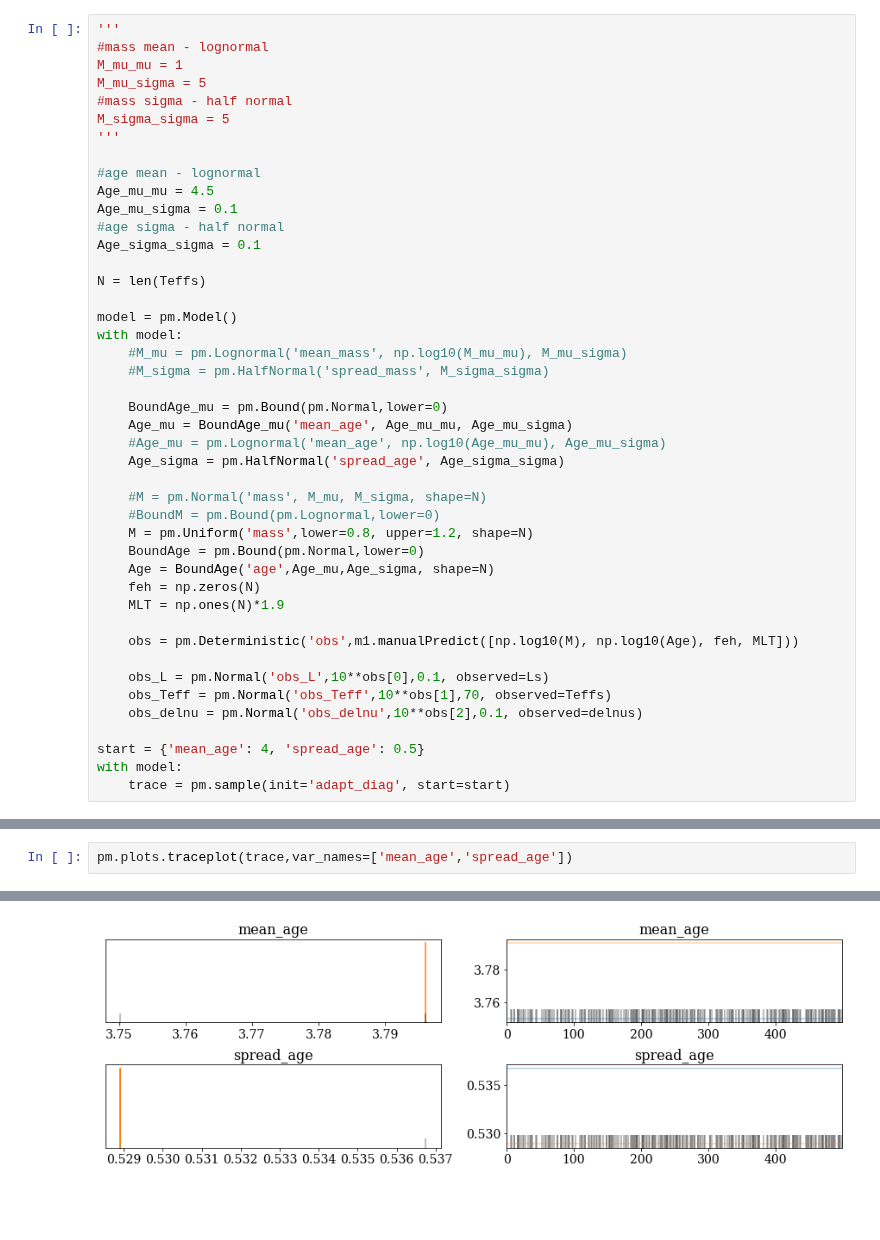
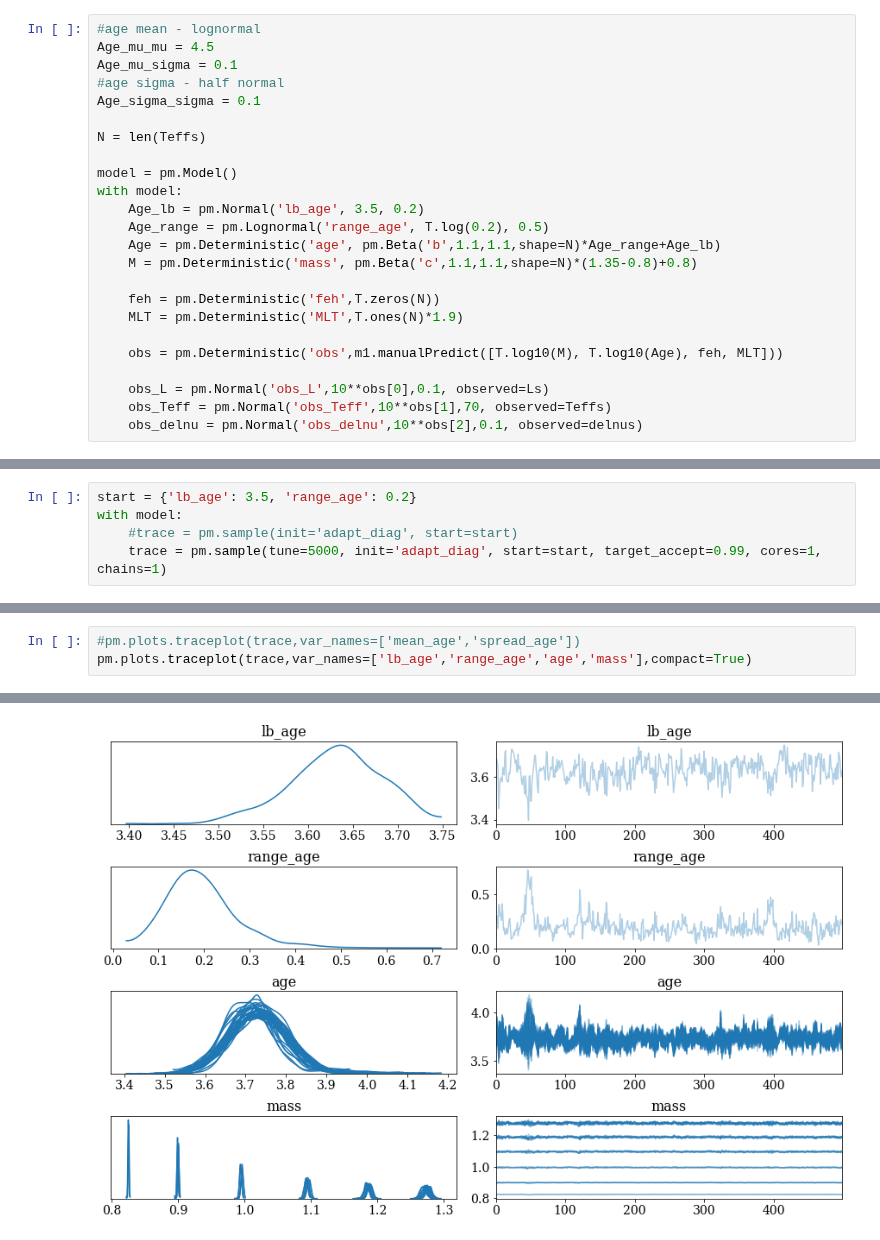
Before and after one commit to Harry-Westwood/Y4-Project-InterNeuralStellar, a Jupyter notebook: Hin's_files/model_OpenCluster_test.ipynb, the cells around one changed output, grey strips where cells are left out. Cells and saved outputs as stored; diff of their text form; blank space fills up the shorter version.

```diff
--- a/Hin's_files/model_OpenCluster_test.ipynb
+++ b/Hin's_files/model_OpenCluster_test.ipynb
@@ -56,12 +97,4 @@ Data headers =
 # %%
-'''
-#mass mean - lognormal
-M_mu_mu = 1
-M_mu_sigma = 5
-#mass sigma - half normal
-M_sigma_sigma = 5
-'''
-
 #age mean - lognormal
 Age_mu_mu = 4.5
 Age_mu_sigma = 0.1
@@ -72,29 +105,17 @@ N = len(Teffs)
 
 model = pm.Model()
 with model:
-    #M_mu = pm.Lognormal('mean_mass', np.log10(M_mu_mu), M_mu_sigma)
-    #M_sigma = pm.HalfNormal('spread_mass', M_sigma_sigma)
+    Age_lb = pm.Normal('lb_age', 3.5, 0.2)
+    Age_range = pm.Lognormal('range_age', T.log(0.2), 0.5)
+    Age = pm.Deterministic('age', pm.Beta('b',1.1,1.1,shape=N)*Age_range+Age_lb)
+    M = pm.Deterministic('mass', pm.Beta('c',1.1,1.1,shape=N)*(1.35-0.8)+0.8)
 
-    BoundAge_mu = pm.Bound(pm.Normal,lower=0)
-    Age_mu = BoundAge_mu('mean_age', Age_mu_mu, Age_mu_sigma)
-    #Age_mu = pm.Lognormal('mean_age', np.log10(Age_mu_mu), Age_mu_sigma)
-    Age_sigma = pm.HalfNormal('spread_age', Age_sigma_sigma)
+    feh = pm.Deterministic('feh',T.zeros(N))
+    MLT = pm.Deterministic('MLT',T.ones(N)*1.9)
 
-    #M = pm.Normal('mass', M_mu, M_sigma, shape=N)
-    #BoundM = pm.Bound(pm.Lognormal,lower=0)
-    M = pm.Uniform('mass',lower=0.8, upper=1.2, shape=N)
-    BoundAge = pm.Bound(pm.Normal,lower=0)
-    Age = BoundAge('age',Age_mu,Age_sigma, shape=N)
-    feh = np.zeros(N)
-    MLT = np.ones(N)*1.9
-
-    obs = pm.Deterministic('obs',m1.manualPredict([np.log10(M), np.log10(Age), feh, MLT]))
+    obs = pm.Deterministic('obs',m1.manualPredict([T.log10(M), T.log10(Age), feh, MLT]))
 
     obs_L = pm.Normal('obs_L',10**obs[0],0.1, observed=Ls)
     obs_Teff = pm.Normal('obs_Teff',10**obs[1],70, observed=Teffs)
     obs_delnu = pm.Normal('obs_delnu',10**obs[2],0.1, observed=delnus)
-
-start = {'mean_age': 4, 'spread_age': 0.5}
-with model:
-    trace = pm.sample(init='adapt_diag', start=start)
 # %% [output]
@@ -111,0 +123,5 @@ The estimated number of effective samples is smaller than 200 for some parameter
+# %%
+start = {'lb_age': 3.5, 'range_age': 0.2}
+with model:
+    #trace = pm.sample(init='adapt_diag', start=start)
+    trace = pm.sample(tune=5000, init='adapt_diag', start=start, target_accept=0.99, cores=1, chains=1)
@@ -133,4 +173,5 @@ pm.summary(trace, var_names=['mean_age','spread_age','mass','age'])
 # %%
-pm.plots.traceplot(trace,var_names=['mean_age','spread_age'])
+#pm.plots.traceplot(trace,var_names=['mean_age','spread_age'])
+pm.plots.traceplot(trace,var_names=['lb_age','range_age','age','mass'],compact=True)
 # %% [output]
 array([[<matplotlib.axes._subplots.AxesSubplot object at 0x...>,
@@ -137,8 +182,8 @@ array([[<matplotlib.axes._subplots.AxesSubplot object at 0x...>,
         <matplotlib.axes._subplots.AxesSubplot object at 0x...>],
        [<matplotlib.axes._subplots.AxesSubplot object at 0x...>,
         <matplotlib.axes._subplots.AxesSubplot object at 0x...>]],
       dtype=object)
-[figure, old version]
+[figure, new version]
 # %%
 mean_masses=[]
 mean_ages=[]
```
Also changed, not shown: parts of 13 cells of this notebook.
